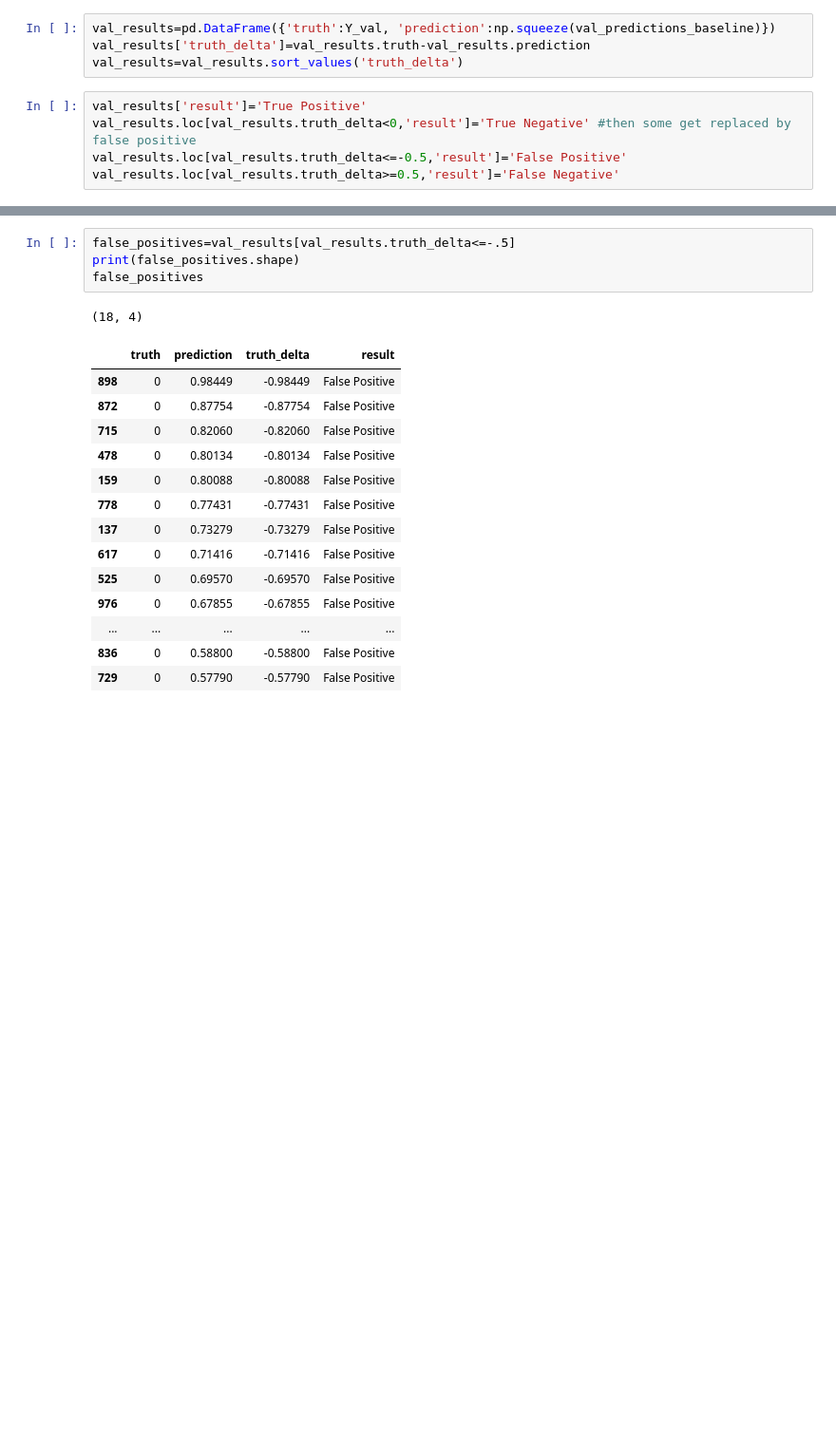
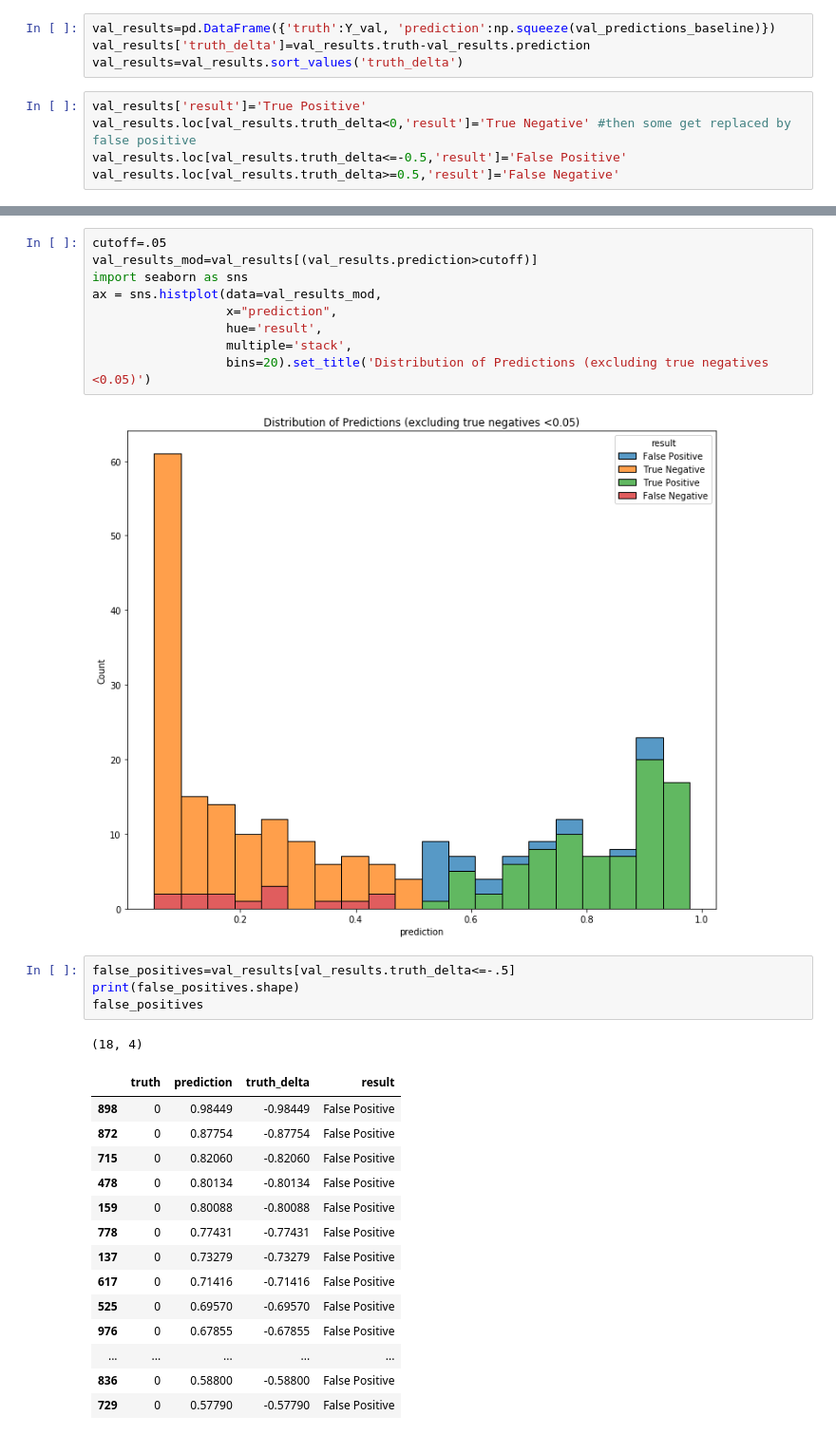
Before and after one commit to travisrmetz/w210, a Jupyter notebook: w2p/exoplanet_model.ipynb, the cells around one changed output, grey strips where cells are left out. Shown at 95% size. Saved outputs shown, nothing was run; the diff lists cells and outputs as text; blank space fills up the shorter version.

```diff
--- a/w2p/exoplanet_model.ipynb
+++ b/w2p/exoplanet_model.ipynb
@@ -379,3 +424,14 @@ ax = sns.histplot(data=val_results_mod, x="truth_delta",hue='result')
+# %%
+cutoff=.05
+val_results_mod=val_results[(val_results.prediction>cutoff)]
+import seaborn as sns
+ax = sns.histplot(data=val_results_mod,
+                  x="prediction",
+                  hue='result',
+                  multiple='stack',
+                  bins=20).set_title('Distribution of Predictions (excluding true negatives <0.05)')
+# %% [output]
+[figure, added]
 # %%
 false_positives=val_results[val_results.truth_delta<=-.5]
 print(false_positives.shape)
```
Also changed, not shown: parts of 9 cells of this notebook, 2 other files.
